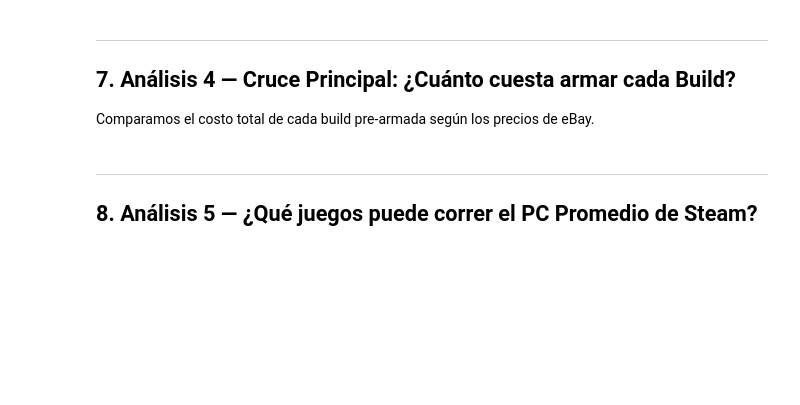
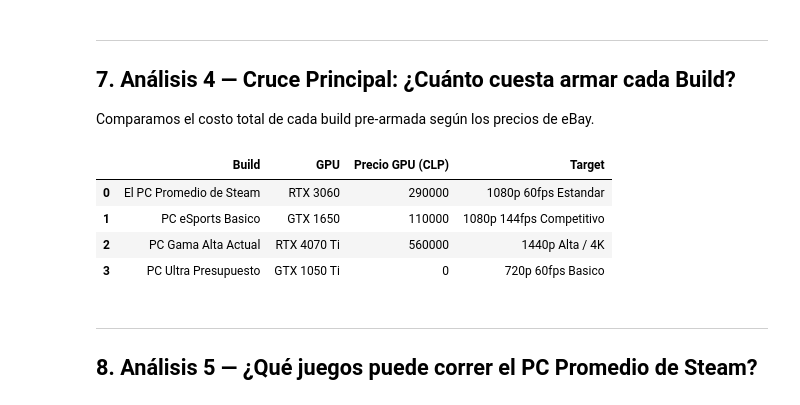
Before and after one commit to carlos31255/EV3_requerimientos_hw, a Jupyter notebook: eda/analisis.ipynb, the cells around one changed output. Drawn from its saved outputs; the diff is of its cells as text; code cells hidden in the pictures; blank space fills up the shorter version.

```diff
--- a/eda/analisis.ipynb
+++ b/eda/analisis.ipynb
@@ -219,3 +245,46 @@ if conn and 'df_builds_db' in dir() and 'df_prices_db' in dir():
+# %%
+# Costo de builds usando builds_populares.csv + precios de MySQL/fallback
+builds_costo = []
+precios_dict = dict(zip(df_prices_fix['componente'], df_prices_fix['precio_clp']))
+
+for _, row in df_builds.iterrows():
+    # Buscamos precio de GPU (el componente más caro)
+    gpu_nombre = row['gpu'].split(' o ')[0].strip()
+    precio_gpu = next((v for k,v in precios_dict.items() if any(p in k for p in gpu_nombre.split()[-2:])), 0)
+
+    builds_costo.append({
+        'Build': row['build_name'],
+        'GPU': gpu_nombre,
+        'Precio GPU (CLP)': precio_gpu,
+        'Target': row['target_profile']
+    })
+
+df_build_cost = pd.DataFrame(builds_costo)
+
+fig_builds = px.bar(
+    df_build_cost.sort_values('Precio GPU (CLP)', ascending=False),
+    x='Build', y='Precio GPU (CLP)',
+    color='Target',
+    title='Precio de GPU por Build (CLP) — Componente más determinante del rendimiento',
+    template='plotly_white',
+    text=df_build_cost.sort_values('Precio GPU (CLP)', ascending=False)['Precio GPU (CLP)'].apply(
+        lambda x: f'${x:,.0f}' if x > 0 else 'Sin precio'
+    )
+)
+fig_builds.update_traces(textposition='outside', textfont_size=12)
+fig_builds.update_layout(
+    height=500,
+    yaxis=dict(range=[0, df_build_cost['Precio GPU (CLP)'].max() * 1.35]),
+    legend=dict(orientation='h', yanchor='bottom', y=1.02)
+)
+fig_builds.show()
+display(df_build_cost)
+# %% [output]
+|  | Build | GPU | Precio GPU (CLP) | Target |
+| 0 | El PC Promedio de Steam | RTX 3060 | 290000 | 1080p 60fps Estandar |
+| 1 | PC eSports Basico | GTX 1650 | 110000 | 1080p 144fps Competitivo |
+| 2 | PC Gama Alta Actual | RTX 4070 Ti | 560000 | 1440p Alta / 4K |
+| 3 | PC Ultra Presupuesto | GTX 1050 Ti | 0 | 720p 60fps Basico |
 # %% [markdown]
 ---
 ## 8. Análisis 5 — ¿Qué juegos puede correr el PC Promedio de Steam?
```
Also changed, not shown: parts of 15 cells of this notebook, 2 other files.
